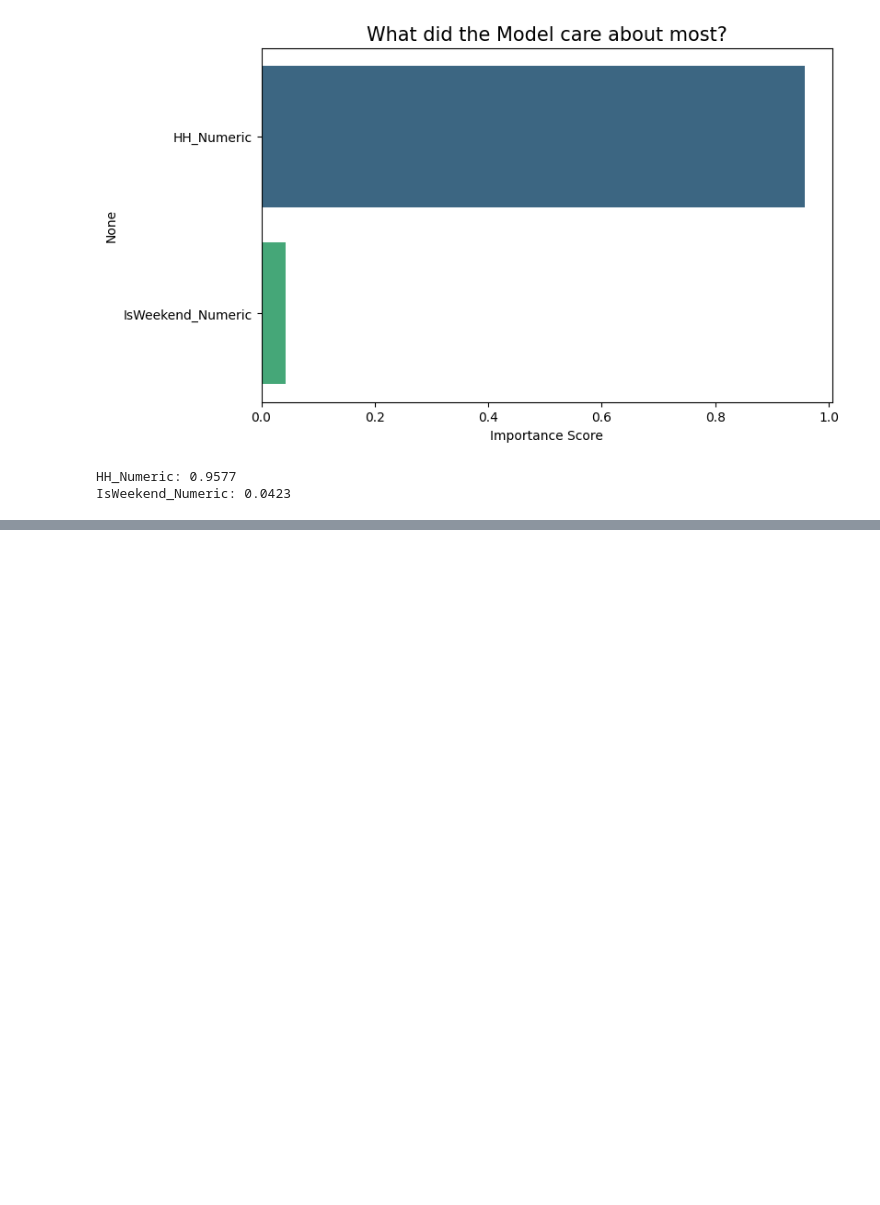
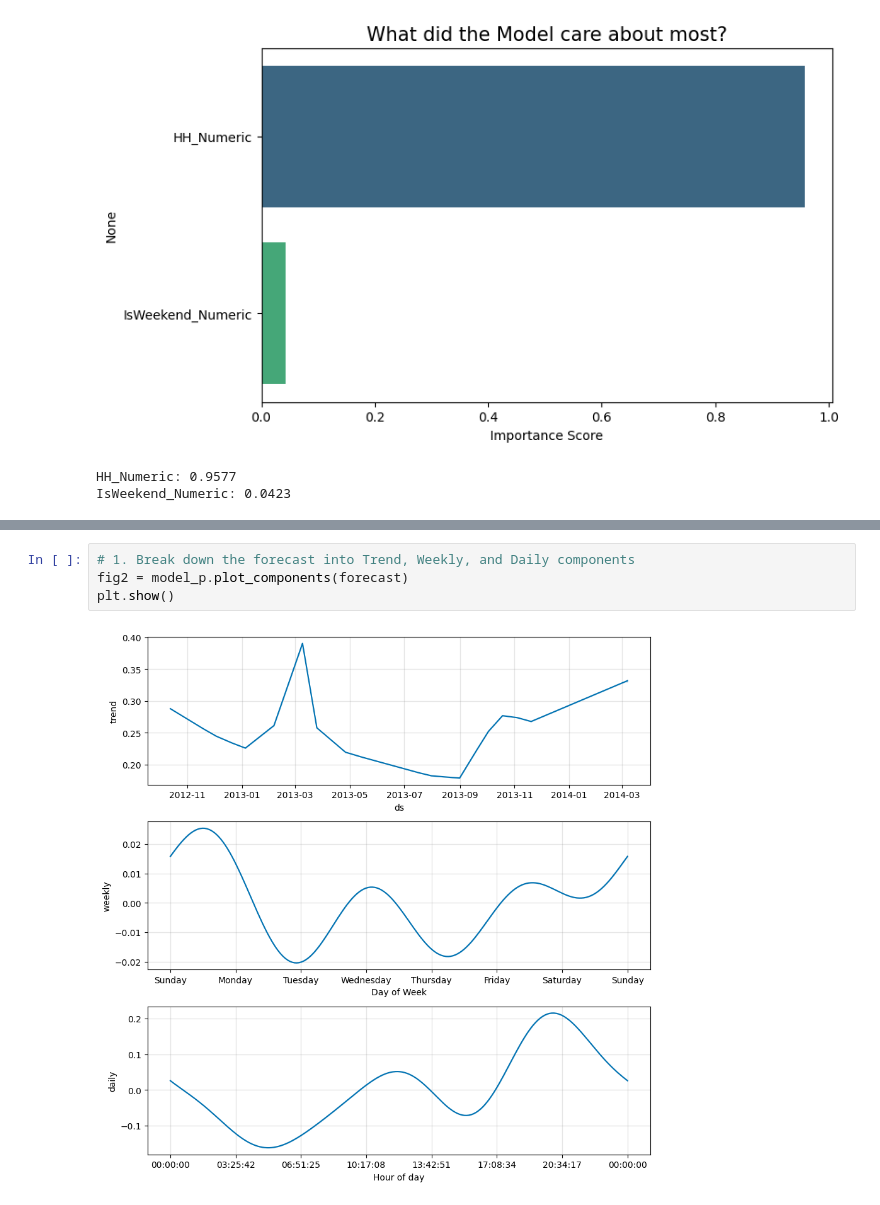
Before and after one commit to Kennyg-w/smart-meter-energy-analysis, a Jupyter notebook: notebooks/analysis.ipynb, the cells around one changed output, grey strips where cells are left out. Cells and saved outputs as stored; diff of their text form; blank space fills up the shorter version.

```diff
--- a/notebooks/analysis.ipynb
+++ b/notebooks/analysis.ipynb
@@ -443,0 +546,6 @@ IsWeekend_Numeric: 0.0423
+# %%
+# 1. Break down the forecast into Trend, Weekly, and Daily components
+fig2 = model_p.plot_components(forecast)
+plt.show()
+# %% [output]
+[figure, added]
```
Also changed, not shown: parts of 4 cells of this notebook.
